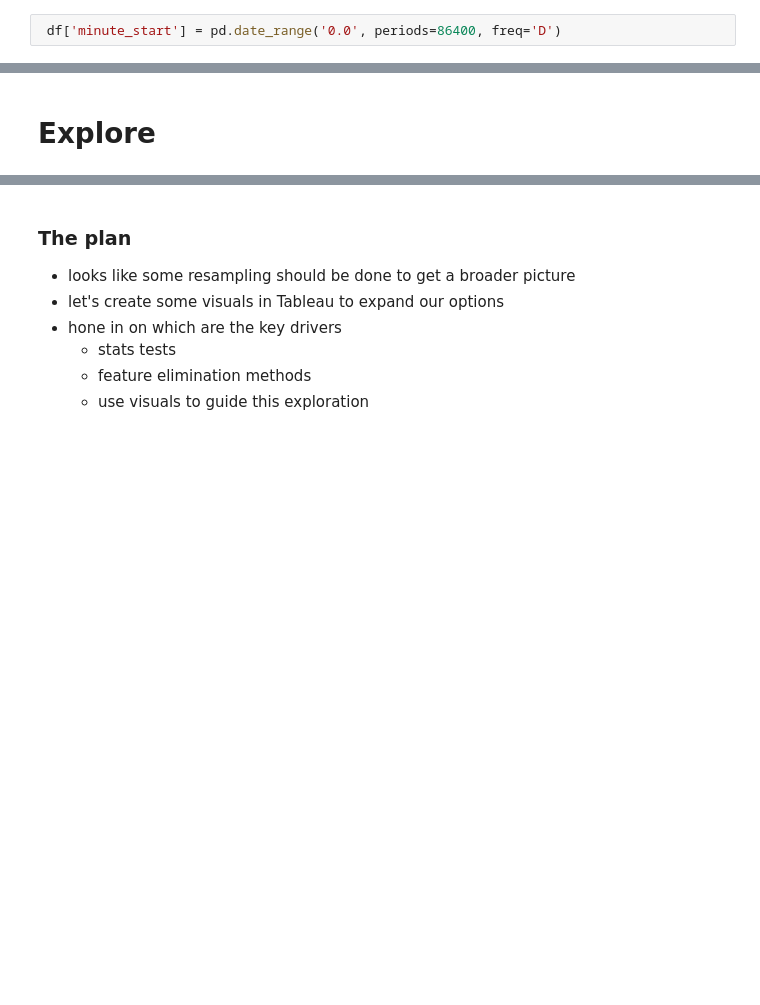
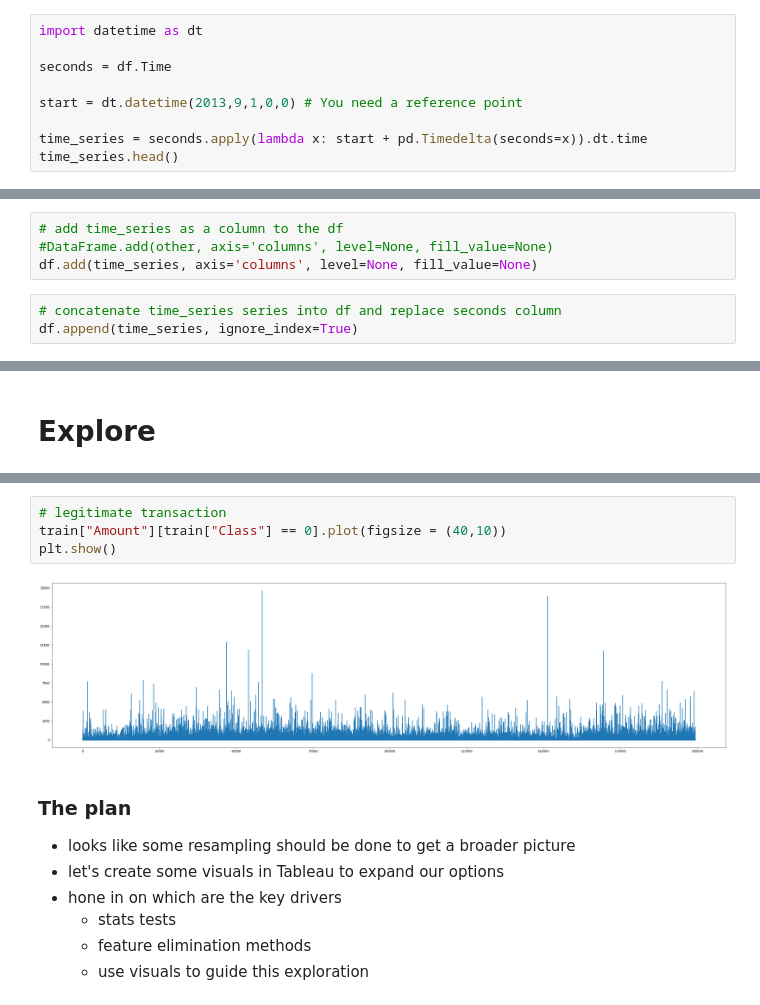
Before and after one commit to SLawsonWoods/project_anomaly_detection, a Jupyter notebook: anomaly_detection_project_setup.ipynb, the cells around one changed output, grey strips where cells are left out. Cells and saved outputs as stored; diff of their text form; blank space fills up the shorter version.

```diff
--- a/anomaly_detection_project_setup.ipynb
+++ b/anomaly_detection_project_setup.ipynb
@@ -145,5 +145,12 @@ Name: Class, dtype: int64
 # %% [markdown]
 - Class = 1 for fraudulent transactions, 0 otherwise
 # %%
- df['minute_start'] = pd.date_range('0.0', periods=86400, freq='D')
+import datetime as dt
+
+seconds = df.Time
+
+start = dt.datetime(2013,9,1,0,0) # You need a reference point
+
+time_series = seconds.apply(lambda x: start + pd.Timedelta(seconds=x)).dt.time
+time_series.head()
 # %% [output]
@@ -150,0 +163,7 @@ ValueError: could not convert string to Timestamp
+# %%
+# add time_series as a column to the df
+#DataFrame.add(other, axis='columns', level=None, fill_value=None)
+df.add(time_series, axis='columns', level=None, fill_value=None)
+# %%
+# concatenate time_series series into df and replace seconds column
+df.append(time_series, ignore_index=True)
@@ -224,3 +307,9 @@ plt.show()
+# %%
+# legitimate transaction
+train["Amount"][train["Class"] == 0].plot(figsize = (40,10))
+plt.show()
+# %% [output]
+[figure, added]
 # %% [markdown]
 ### The plan
 - looks like some resampling should be done to get a broader picture
```
Also changed, not shown: parts of 12 cells of this notebook.
